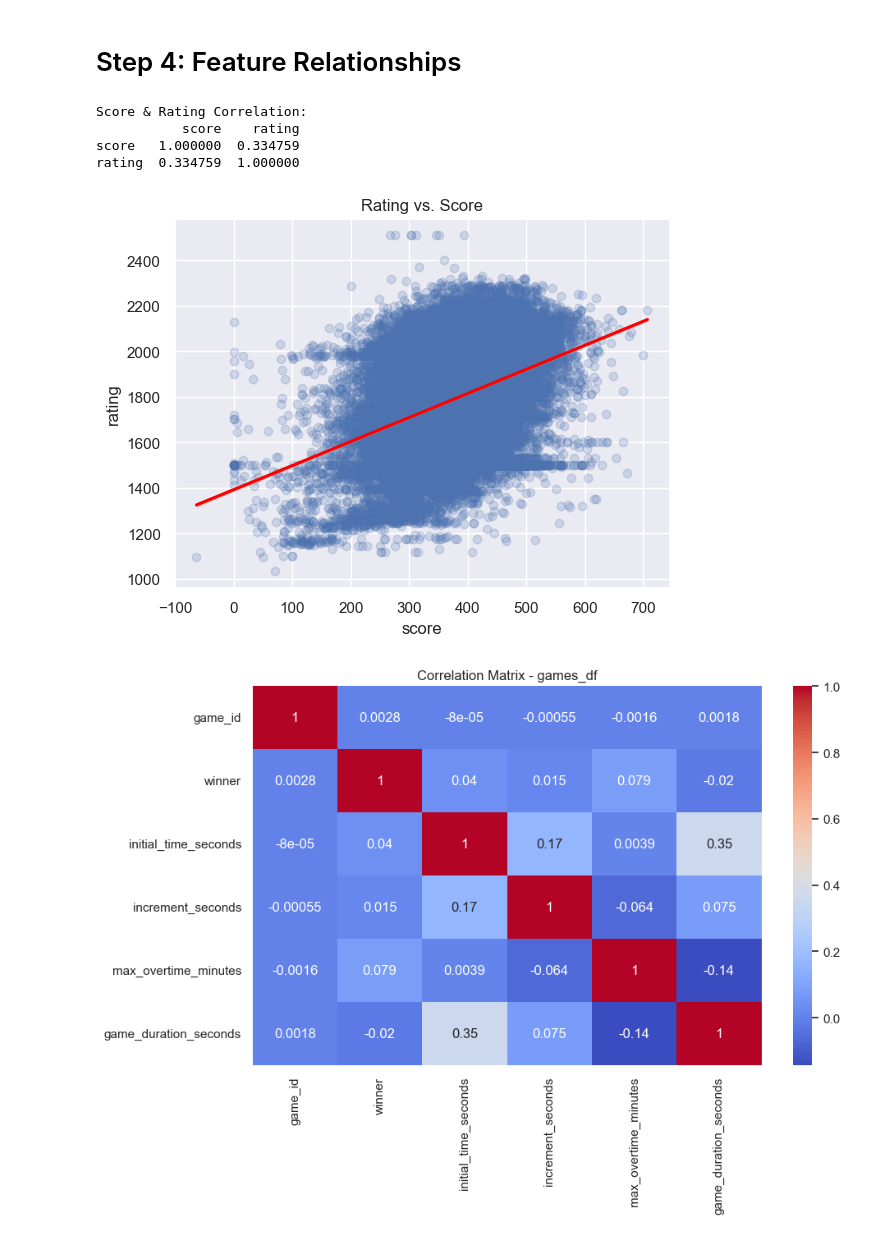
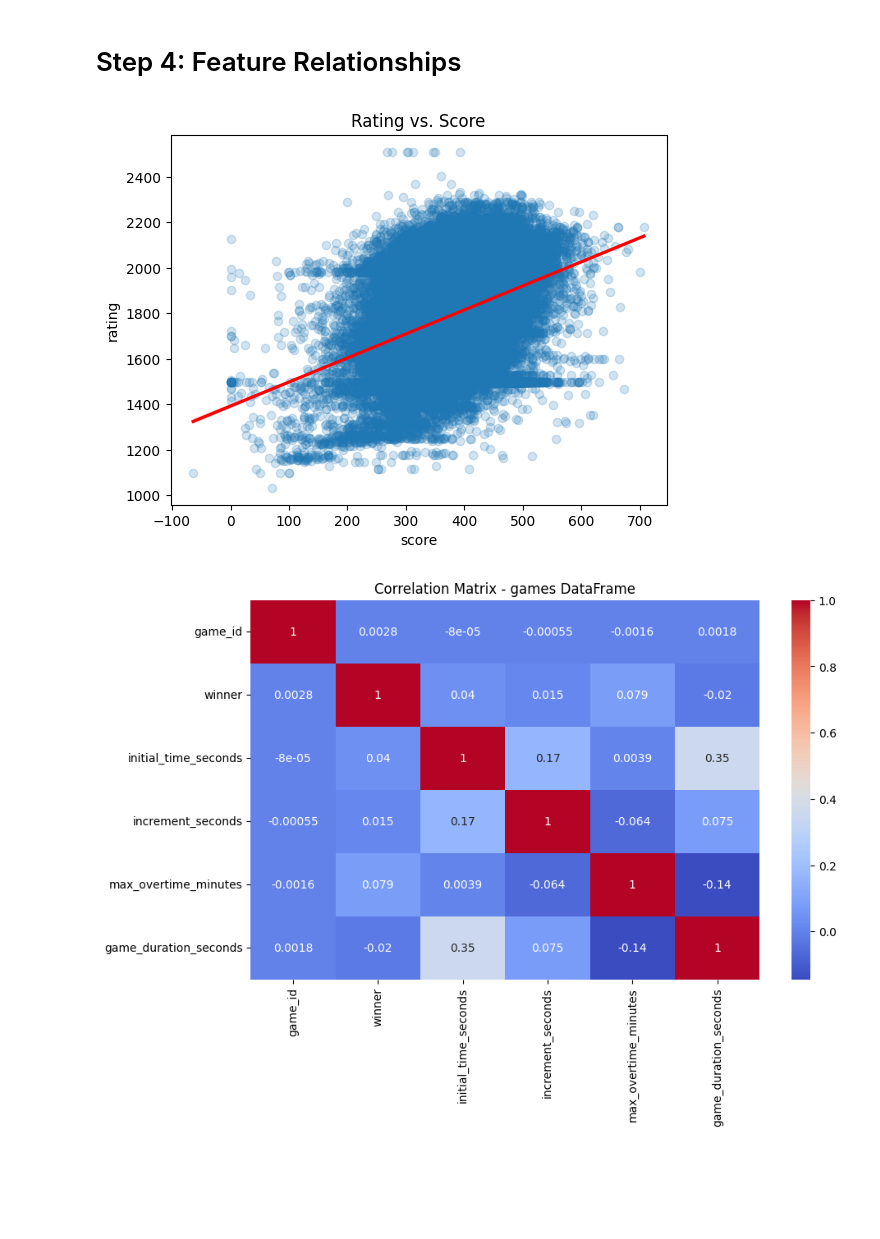
Before and after one commit to OrBenNaim/Scrabble, a Jupyter notebook: Jupyter Notebook/Scrabble_EDA.ipynb, the cells around one changed output. Drawn from its saved outputs; the diff is of its cells as text; code cells hidden in the pictures; blank space fills up the shorter version.

```diff
--- a/Jupyter Notebook/Scrabble_EDA.ipynb
+++ b/Jupyter Notebook/Scrabble_EDA.ipynb
@@ -12,16 +14,12 @@ games_df = pd.read_csv("../DATA/games.csv")
 turns_df = pd.read_csv("../DATA/turns.csv")
 train_df = pd.read_csv("../DATA/train.csv")
 
+dict_of_dfs = {"games DataFrame": games_df, "turns DataFrame": turns_df, "train DataFrame": train_df}
+
 # === Quick Overview ===
-print("games_df:")
-display(games_df.head())
-print(games_df.info())
-
-print("\n\nturns_df:")
-display(turns_df.head())
-print(turns_df.info())
-
-print("\n\ntrain_df:")
-display(train_df.head())
-print(train_df.info())
+for df_name, df in dict_of_dfs.items():
+    print(f"{df_name}:")
+    display(df.head())
+    print(df.info())
+    print("\n\n")
 # %% [output]
@@ -233,53 +196,26 @@ Name: count, dtype: int64
 # %% [markdown]
 # Step 4: Feature Relationships
 # %%
-#=== Rating vs. Score graph ===
-
-print(f"Score & Rating Correlation:\n{train_df_without_bots[['score', 'rating']].corr()}")
+# === Rating vs. Score graph ===
 
 # Define the nicknames to exclude
 exclude_nicknames = ['BetterBot', 'STEEBot', 'HastyBot']
 
 # Create a boolean mask
 mask = train_df['nickname'].isin(exclude_nicknames)
 
 # Use ~mask to get only the rows NOT in the list
 train_df_without_bots = train_df[~mask]
 
 sns.regplot(data=train_df_without_bots, x='score', y='rating', scatter_kws={'alpha':0.2}, line_kws={'color':'red'})
 plt.title('Rating vs. Score')
 plt.show()
 
 
-
-# Heatmap Correlation for games_df
-numeric_cols = games_df.select_dtypes(include='number')
-
-plt.figure(figsize=(10, 6))
-sns.heatmap(numeric_cols.corr(), annot=True, cmap="coolwarm")
-plt.title("Correlation Matrix - games_df")
-plt.show()
-
-
-# Heatmap Correlation for turns_df
-numeric_cols = turns_df.select_dtypes(include='number')
-
-plt.figure(figsize=(10, 6))
-sns.heatmap(numeric_cols.corr(), annot=True, cmap="coolwarm")
-plt.title("Correlation Matrix - turns_df")
-plt.show()
-
-# Heatmap Correlation for train_df
-numeric_cols = train_df.select_dtypes(include='number')
-
-plt.figure(figsize=(10, 6))
-sns.heatmap(numeric_cols.corr(), annot=True, cmap="coolwarm")
-plt.title("Correlation Matrix - train_df")
-plt.show()
+# Heatmap Correlations
+for df_name, df in dict_of_dfs.items():
+    heatmap_correlation(df, f"Correlation Matrix - {df_name}")
+    print("\n")
 # %% [output]
-Score & Rating Correlation:
-           score    rating
-score   1.000000  0.334759
-rating  0.334759  1.000000
-[figure, old version]
+[figure, new version]
-[figure, old version]
+[figure, new version]
```
Also changed, not shown: parts of 5 cells of this notebook.
